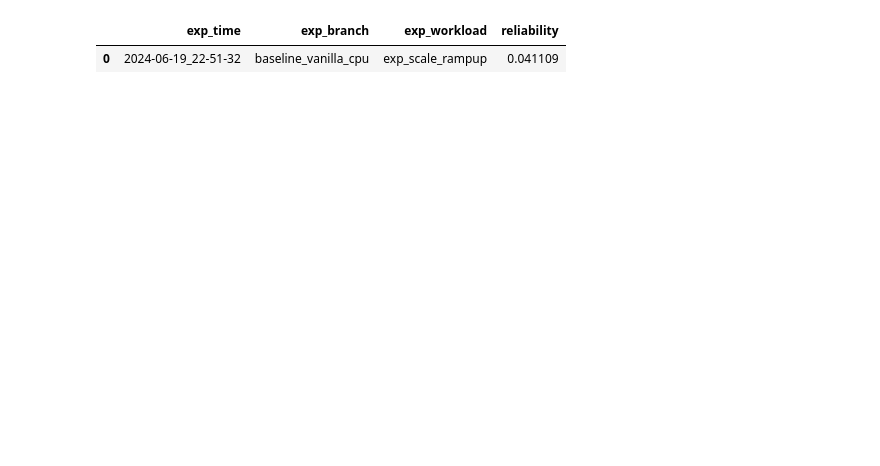
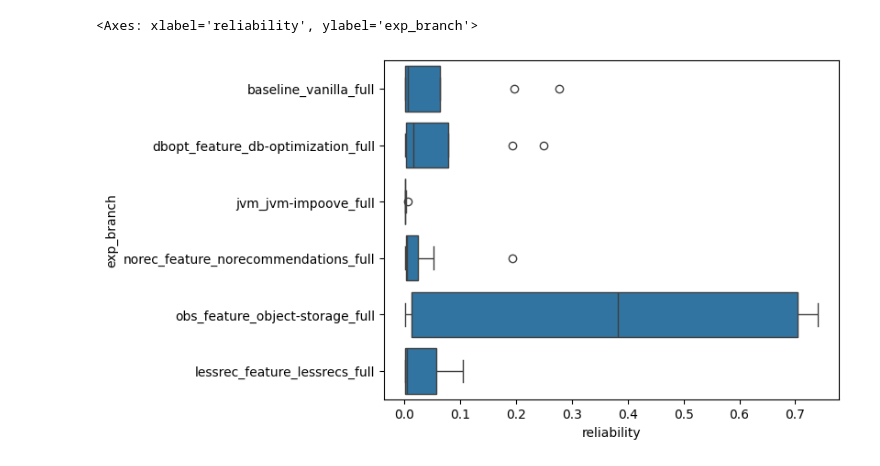
Before and after one commit to clue2-sose25/Clue2, a Jupyter notebook: eval3000.basti.ipynb, the cells around one changed output. Saved outputs shown, nothing was run; the diff lists cells and outputs as text; code cells hidden in the pictures; blank space fills up the shorter version.

```diff
--- a/eval3000.basti.ipynb
+++ b/eval3000.basti.ipynb
@@ -168,8 +203,14 @@ all_stats = get_stats_df_for_prefix("teastore_stats.csv", measurement_dirs)
+# %%
+all_stats = get_stats_df_for_prefix("teastore_stats.csv", measurement_dirs)
+#filter only stats where we have pod info for
+all_stats = all_stats[all_stats["run"].isin(all_pods["run"].unique())]
 # %%
 
-reliability = all_stats.groupby(["exp_time","exp_branch","exp_workload"])[["request_count","failure_count"]].sum().reset_index()
+reliability = all_stats.groupby(["exp_time","exp_branch","exp_workload","run"])[["request_count","failure_count"]].sum().reset_index()
 reliability["reliability"]=reliability["failure_count"]/reliability["request_count"]
-reliability[["exp_time","exp_branch","exp_workload","reliability"]]
+
+data = reliability
+sns.boxplot(data=data,x="reliability",y="exp_branch")
 # %% [output]
-|  | exp_time | exp_branch | exp_workload | reliability |
-| 0 | 2024-06-19_22-51-32 | baseline_vanilla_cpu | exp_scale_rampup | 0.041109 |
+<Axes: xlabel='reliability', ylabel='exp_branch'>
+[figure, added]
```
Also changed, not shown: parts of 20 cells of this notebook.
